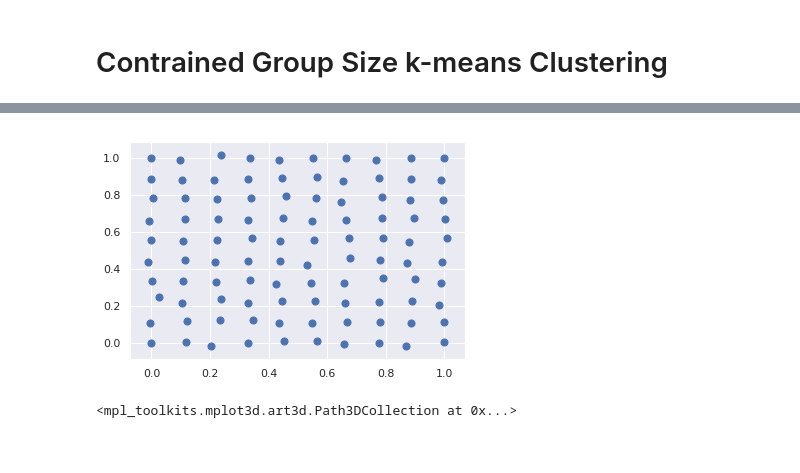
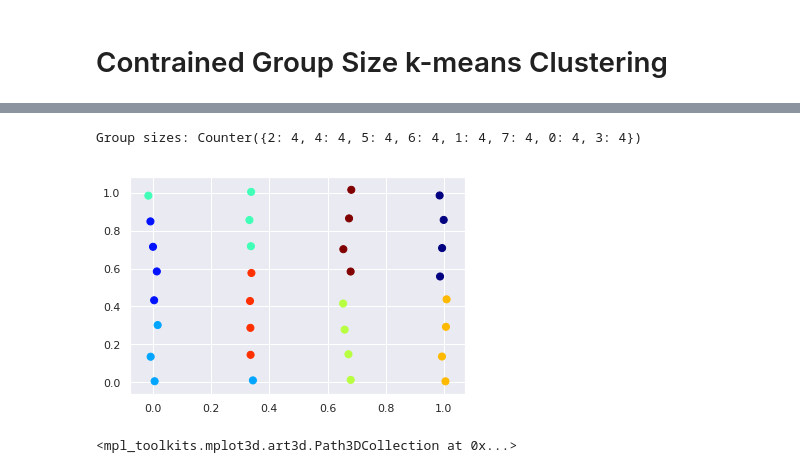
Before and after one commit to korymath/public_notebooks, a Jupyter notebook: Building_Equal_Size_Clusters_Kyle_Mathewson_Sept_2019.ipynb, the cells around one changed output, grey strips where cells are left out. Drawn from its saved outputs; the diff is of its cells as text; code cells hidden in the pictures.

```diff
--- a/Building_Equal_Size_Clusters_Kyle_Mathewson_Sept_2019.ipynb
+++ b/Building_Equal_Size_Clusters_Kyle_Mathewson_Sept_2019.ipynb
@@ -217,10 +212,18 @@ X[:, 1] = y.flatten()
-# %%
-plt.scatter(X[:, 0], X[:, 1], s=50);
-# %% [output]
-[figure, removed]
 # %%
-labels = cluster_equal_groups(X, G=10, verbose=False)
-plt.scatter(X[:, 0], X[:, 1], c=labels, s=50, cmap='viridis');
+labels = cluster_equal_groups(X, n_groups=4, verbose=False)
+plt.scatter(X[:, 0], X[:, 1], c=labels, s=50, cmap='jet');
+
+# test the group size, AssertionError on failure
+C = Counter(labels)
+print('Group sizes: {}'.format(C))
+
+try:
+  assert list(C.values()) == [n_members] * n_groups
+except AssertionError as e:
+  print('Unequal group sizes')
+# %% [output]
+Group sizes: Counter({2: 4, 4: 4, 5: 4, 6: 4, 1: 4, 7: 4, 0: 4, 3: 4})
+[figure, added]
 # %%
 # This import registers the 3D projection, but is otherwise unused.
 from mpl_toolkits.mplot3d import Axes3D  # noqa: F401 unused import
```
Also changed, not shown: parts of 8 cells of this notebook.
